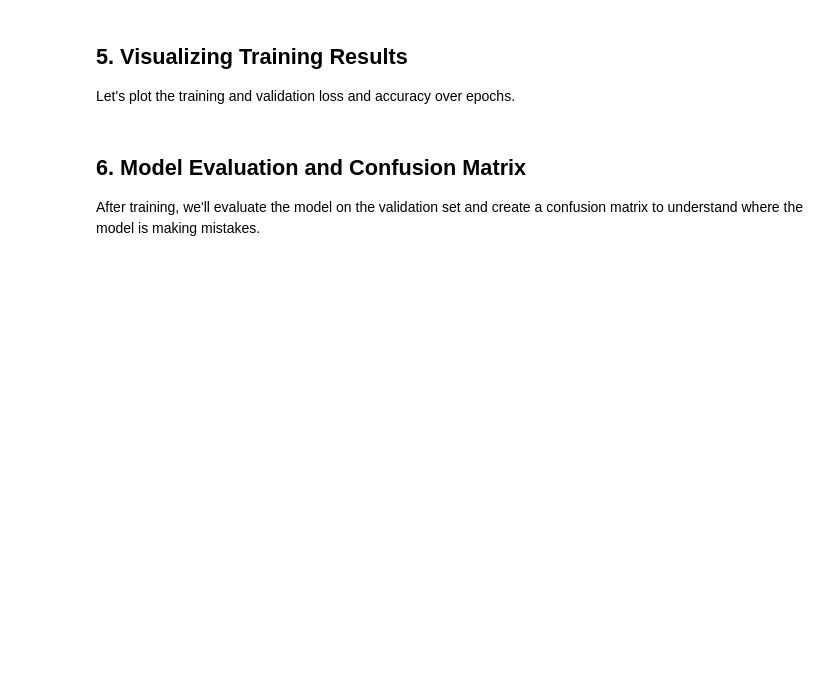
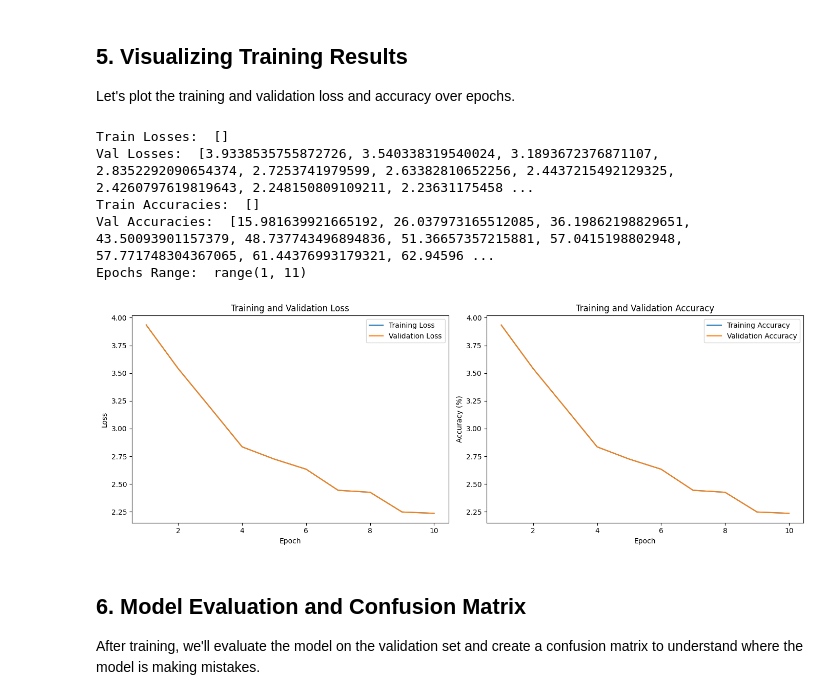
Before and after one commit to arnormoncada/KantoDex-Classifier, a Jupyter notebook: results.ipynb, the cells around one changed output. Drawn from its saved outputs; the diff is of its cells as text; code cells hidden in the pictures; blank space fills up the shorter version.

```diff
--- a/results.ipynb
+++ b/results.ipynb
@@ -299,6 +322,8 @@ for epoch in range(0, num_epochs):
         mixup_fn=mixup_fn,
         epoch=epoch + 1,
     )
+    train_losses.append(train_loss)
+    train_accuracies.append(train_accuracy)
     logging.info(
         f"Epoch [{epoch + 1}/{num_epochs}], "
         f"Loss: {train_loss:.4f}, Accuracy: {train_accuracy:.2f}%",
@@ -386,30 +429,43 @@ if tensorboard_logger:
 Let's plot the training and validation loss and accuracy over epochs.
 # %%
 # Plot Loss and Accuracy
-epochs_range = range(1, len(train_losses) + 1)
+epochs_range = range(1, len(val_losses) + 1)
 
 plt.figure(figsize=(14, 5))
+
+print("Train Losses: ", train_losses)
+print("Val Losses: ", val_losses)
+print("Train Accuracies: ", train_accuracies)
+print("Val Accuracies: ", val_accuracies)
+print("Epochs Range: ", epochs_range)
 
 # Loss Plot
 plt.subplot(1, 2, 1)
 plt.plot(epochs_range, train_losses, label='Training Loss')
 plt.plot(epochs_range, val_losses, label='Validation Loss')
 plt.xlabel('Epoch')
 plt.ylabel('Loss')
 plt.title('Training and Validation Loss')
 plt.legend()
 
 # Accuracy Plot
 plt.subplot(1, 2, 2)
 plt.plot(epochs_range, train_accuracies, label='Training Accuracy')
 plt.plot(epochs_range, val_accuracies, label='Validation Accuracy')
 plt.xlabel('Epoch')
 plt.ylabel('Accuracy (%)')
 plt.title('Training and Validation Accuracy')
 plt.legend()
 
 plt.tight_layout()
 plt.show()
+# %% [output]
+Train Losses:  []
+Val Losses:  [3.9338535755872726, 3.540338319540024, 3.1893672376871107, 2.8352292090654374, 2.7253741979599, 2.63382810652256, 2.4437215492129325, 2.4260797619819643, 2.248150809109211, 2.23631175458 ...
+Train Accuracies:  []
+Val Accuracies:  [15.981639921665192, 26.037973165512085, 36.19862198829651, 43.50093901157379, 48.737743496894836, 51.36657357215881, 57.0415198802948, 57.771748304367065, 61.44376993179321, 62.94596 ...
+Epochs Range:  range(1, 11)
+[figure, added]
 # %% [markdown]
 ## 6. Model Evaluation and Confusion Matrix
 
```
Also changed, not shown: parts of 7 cells of this notebook, 1 other file.
